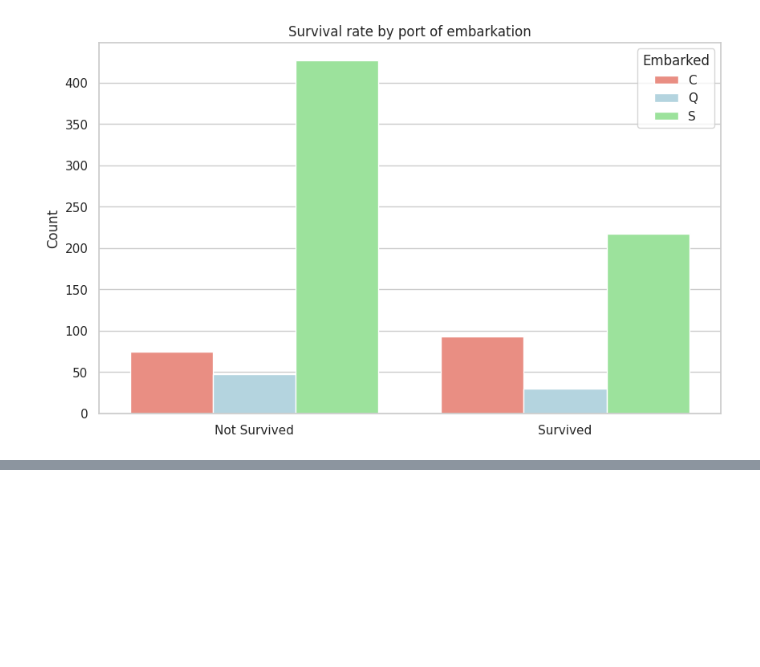
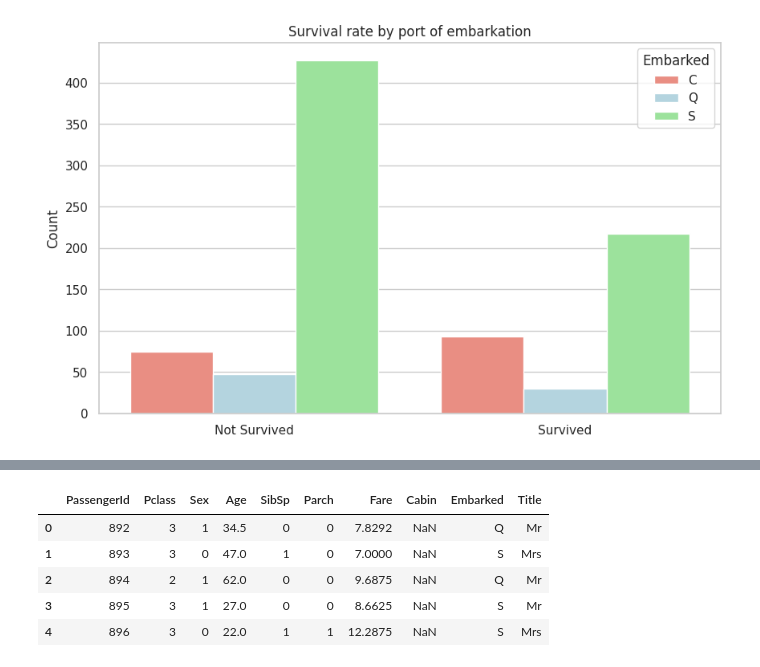
Before and after one commit to PavicicJadranko/Machine-Learning-Project, a Jupyter notebook: Titanic.ipynb, the cells around one changed output, grey strips where cells are left out. Saved outputs shown, nothing was run; the diff lists cells and outputs as text; code cells hidden in the pictures; blank space fills up the shorter version.

```diff
--- a/Titanic.ipynb
+++ b/Titanic.ipynb
@@ -346,7 +348,20 @@ dtype: int64
 # %%
-# Extracting the title from the Name column and simplify the Cabin column
+# Making a function for filling missing data and encoding
+def prep_data(df):
+    """
+    Prepares a DataFrame for modeling (filling missing data and transforming data to numerical)
+    """
 
-df['Title'] = df['Name'].str.extract(' ([A-Za-z]+)\.', expand=False)
-df = df.drop('Name', axis=1)
-df['Cabin'] = df['Cabin'].str[0]
-df.head()
+    # Extracting the title from the Name column and simplify the Cabin column
+    df['Title'] = df['Name'].str.extract(' ([A-Za-z]+)\.', expand=False)
+    df = df.drop('Name', axis=1)
+
+    df['Cabin'] = df['Cabin'].str[0]
+
+    # Droping the Ticket Number column for simplicity because it does not provide meaningfull relationship with the data
+    df = df.drop("Ticket", axis=1)
+
+    # Transforming the Sex column into binary value
+    df["Sex"] = LabelEncoder().fit_transform(df["Sex"])
+
+    return df
@@ -423,0 +446,10 @@ ValueError: could not convert string to float: 'male'
+# %%
+prep_test_data = prep_data(test_data)
+prep_test_data.head()
+# %% [output]
+|  | PassengerId | Pclass | Sex | Age | SibSp | Parch | Fare | Cabin | Embarked | Title |
+| 0 | 892 | 3 | 1 | 34.5 | 0 | 0 | 7.8292 | NaN | Q | Mr |
+| 1 | 893 | 3 | 0 | 47.0 | 1 | 0 | 7.0000 | NaN | S | Mrs |
+| 2 | 894 | 2 | 1 | 62.0 | 0 | 0 | 9.6875 | NaN | Q | Mr |
+| 3 | 895 | 3 | 1 | 27.0 | 0 | 0 | 8.6625 | NaN | S | Mr |
+| 4 | 896 | 3 | 0 | 22.0 | 1 | 1 | 12.2875 | NaN | S | Mrs |
```
Also changed, not shown: parts of 20 cells of this notebook.
